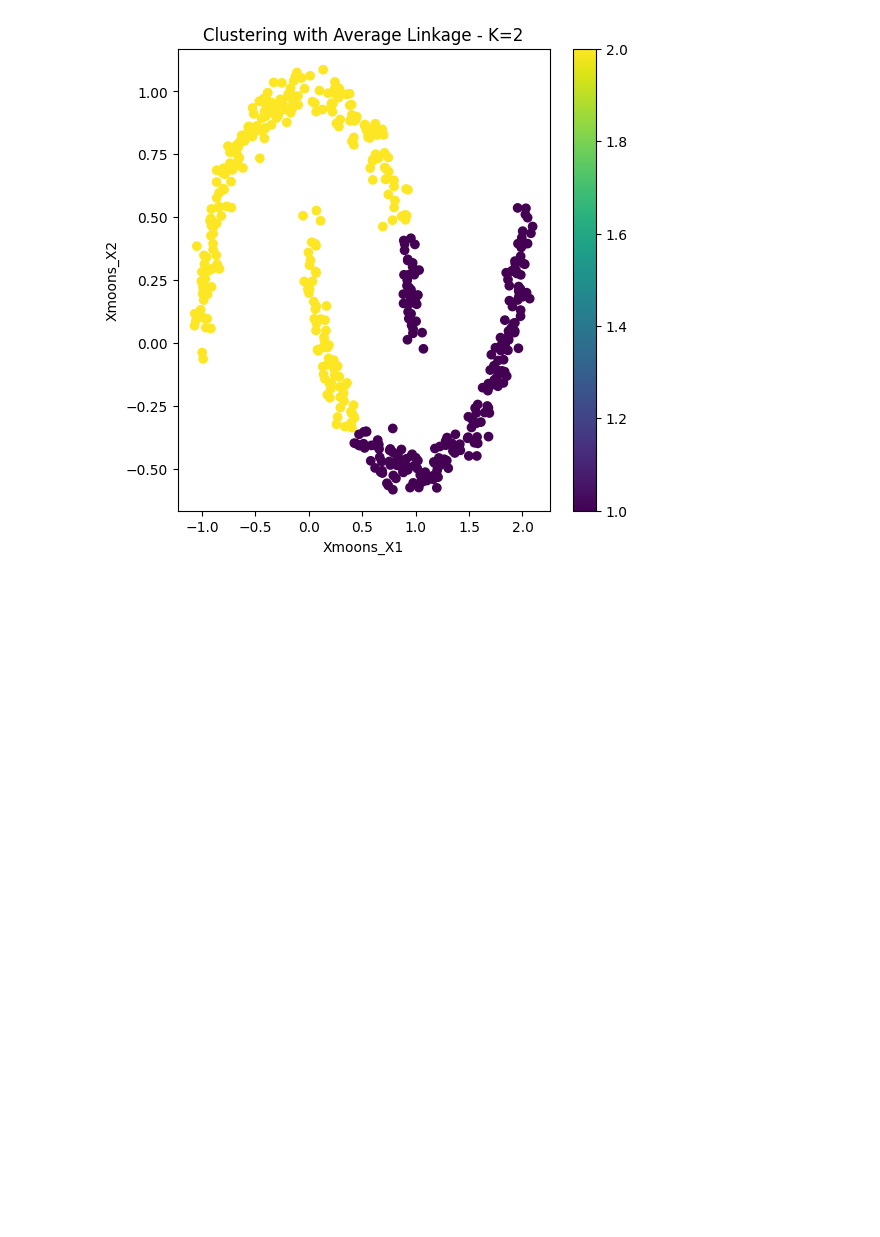
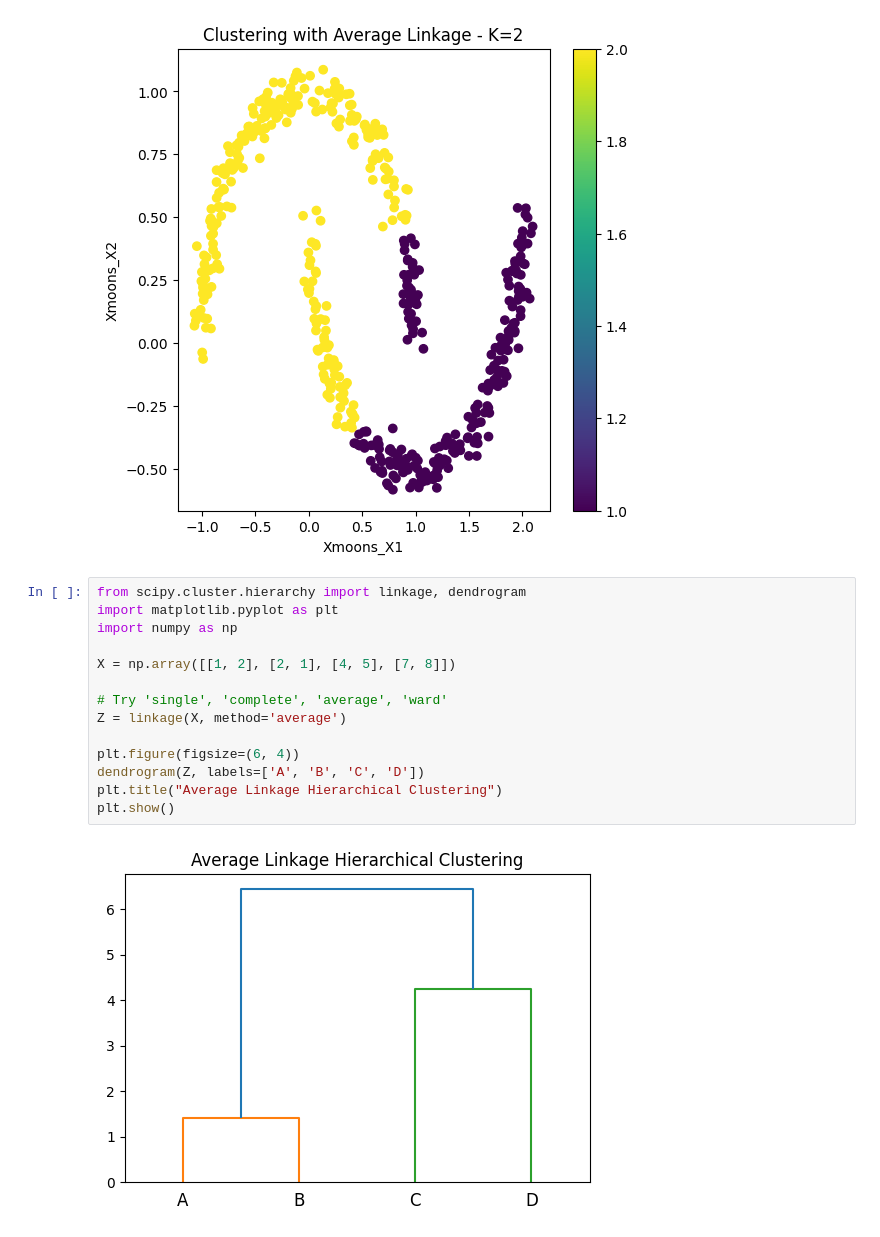
Before and after one commit to jenishk20/DS5230-UML, a Jupyter notebook: HWK2B/P8_Hierarchical.ipynb, the cells around one changed output. Drawn from its saved outputs; the diff is of its cells as text; blank space fills up the shorter version.

```diff
--- a/HWK2B/P8_Hierarchical.ipynb
+++ b/HWK2B/P8_Hierarchical.ipynb
@@ -125,3 +125,19 @@ plot_clusters(dataset, labels_average_K2, 'Clustering with Average Linkage - K=2
 <Figure size 1000x600 with 0 Axes>
 [figure]
 [figure]
+# %%
+from scipy.cluster.hierarchy import linkage, dendrogram
+import matplotlib.pyplot as plt
+import numpy as np
+
+X = np.array([[1, 2], [2, 1], [4, 5], [7, 8]])
+
+# Try 'single', 'complete', 'average', 'ward'
+Z = linkage(X, method='average')
+
+plt.figure(figsize=(6, 4))
+dendrogram(Z, labels=['A', 'B', 'C', 'D'])
+plt.title("Average Linkage Hierarchical Clustering")
+plt.show()
+# %% [output]
+[figure, added]
```
Also changed, not shown: 6 other files.
